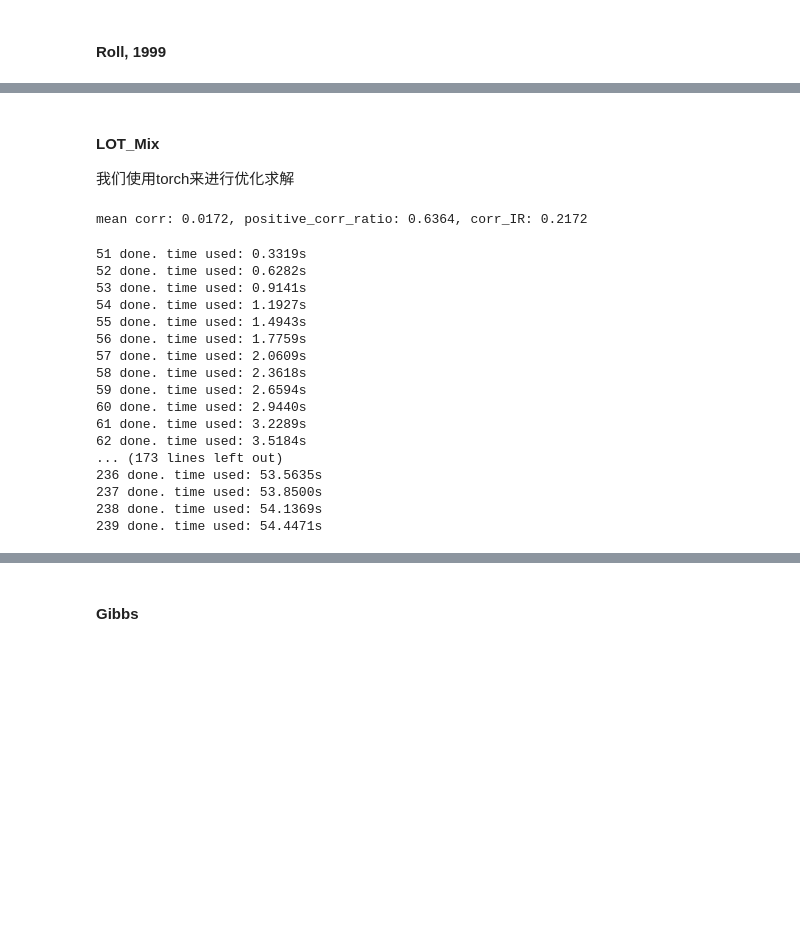
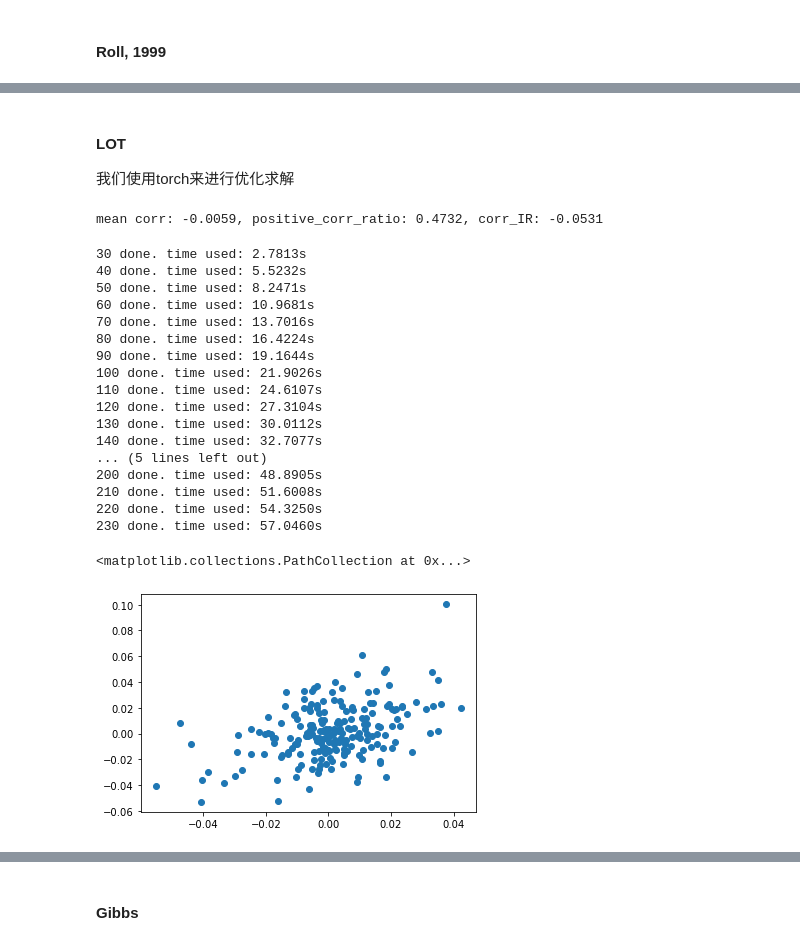
Before and after one commit to GYMS-PKU/Low-Frequency-Spread-Estimator, a Jupyter notebook: notebook/test_20220130.ipynb, the cells around one changed output, grey strips where cells are left out. Cells and saved outputs as stored; diff of their text form; code cells hidden in the pictures; blank space fills up the shorter version.

```diff
--- a/notebook/test_20220130.ipynb
+++ b/notebook/test_20220130.ipynb
@@ -262,5 +502,5 @@ mean corr: -0.1072, positive_corr_ratio: 0.3293, corr_IR: -0.4487
 # %% [markdown]
-#### LOT_Mix
+#### LOT
 
 我们使用torch来进行优化求解
 # %%
@@ -294,13 +537,13 @@ class MyLoss(nn.Module):
 # %%
 # 获得R_m和每个股票的日收益率
 fml = 'tspct{close,1}'
-stats, ret = se.test_factor(fml, corr_type='linear',method='cs', spread_type='spread')
+stats, ret = se.test_factor(fml, corr_type='linear',method='cs', spread_type='relative_spread')
 ret = ret.astype(np.float32)
 ret[np.isnan(ret)] = 0
 R_m = np.zeros(len(ret), dtype=np.float32)
 R_m[1:] = np.nanmean(ret[1:], axis=1)
 # %% [output]
-mean corr: 0.0172, positive_corr_ratio: 0.6364, corr_IR: 0.2172
+mean corr: -0.0059, positive_corr_ratio: 0.4732, corr_IR: -0.0531
 # %%
 device = 'cuda'
 model = LOTNet(2081).to(device)
@@ -315,7 +558,7 @@ r = torch.Tensor(ret).to(device)
 
 signal = np.zeros((240, 2081))
 t = time()
-for j in range(51, 240):
+for j in range(21, 240):
     for i in range(200):
         model.train()
         optimizer.zero_grad()
@@ -327,22 +570,28 @@ for j in range(51, 240):
 #             print('loss: {:.4f}, time used: {:.4f}s'.format(float(loss), time()-t))
     model.eval()
     signal[j] = (model.alpha_1 - model.alpha_2).detach().cpu().numpy()
-    print('{} done. time used: {:.4f}s'.format(j, time()-t))
+    if j % 10 == 0:
+        print('{} done. time used: {:.4f}s'.format(j, time()-t))
 # %% [output]
-51 done. time used: 0.3319s
-52 done. time used: 0.6282s
-53 done. time used: 0.9141s
-54 done. time used: 1.1927s
-55 done. time used: 1.4943s
-56 done. time used: 1.7759s
-57 done. time used: 2.0609s
-58 done. time used: 2.3618s
-59 done. time used: 2.6594s
-60 done. time used: 2.9440s
-61 done. time used: 3.2289s
-62 done. time used: 3.5184s
-... (173 lines left out)
-236 done. time used: 53.5635s
-237 done. time used: 53.8500s
-238 done. time used: 54.1369s
-239 done. time used: 54.4471s
+30 done. time used: 2.7813s
+40 done. time used: 5.5232s
+50 done. time used: 8.2471s
+60 done. time used: 10.9681s
+70 done. time used: 13.7016s
+80 done. time used: 16.4224s
+90 done. time used: 19.1644s
+100 done. time used: 21.9026s
+110 done. time used: 24.6107s
+120 done. time used: 27.3104s
+130 done. time used: 30.0112s
+140 done. time used: 32.7077s
+... (5 lines left out)
+200 done. time used: 48.8905s
+210 done. time used: 51.6008s
+220 done. time used: 54.3250s
+230 done. time used: 57.0460s
+# %%
+plt.scatter(r_m[20:230].detach().cpu().numpy(),r[20:230,0].detach().cpu().numpy())
+# %% [output]
+<matplotlib.collections.PathCollection at 0x...>
+[figure, added]
```
Also changed, not shown: parts of 35 cells of this notebook, 14 other files.
